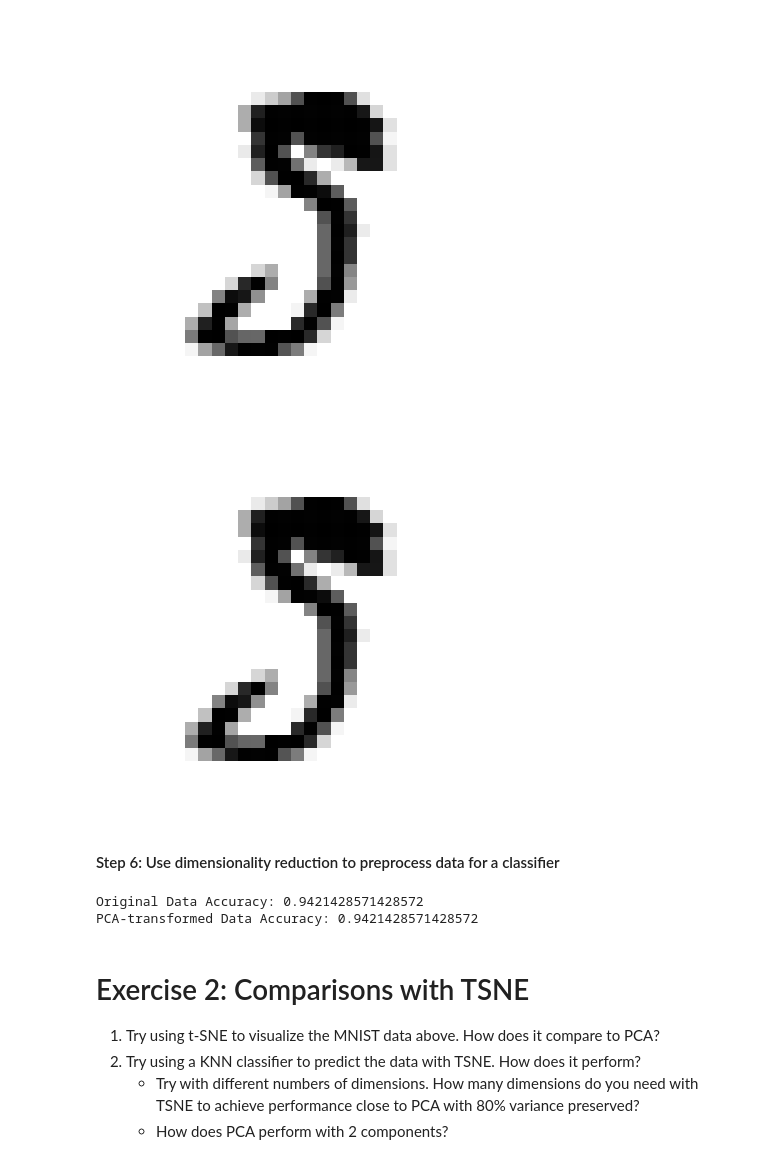
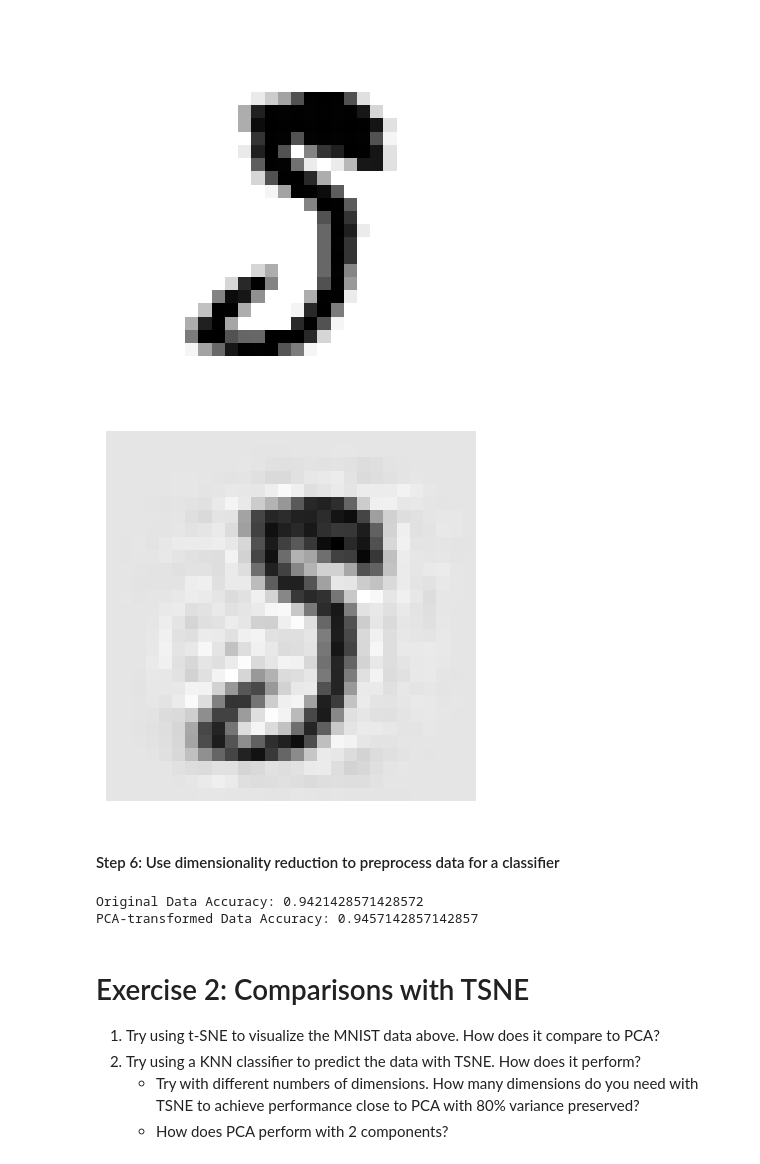
Before and after one commit to IST407/fixed2-student-lectures-nickmiceli7, a Jupyter notebook: 12-week12/lab-exercises (1).ipynb, the cells around one changed output. Drawn from its saved outputs; the diff is of its cells as text; code cells hidden in the pictures.

```diff
--- a/12-week12/lab-exercises (1).ipynb
+++ b/12-week12/lab-exercises (1).ipynb
@@ -96,13 +96,13 @@ plot_mnist_digit(X_mnist_train[0])
 [figure]
 # %%
 # Use PCA with n_components to transform the above digit.  How does it look?
-number_of_components = 750
+number_of_components = 148
 pca_test = PCA(n_components=number_of_components)
 xr = pca_test.fit_transform(X_mnist_train)
-x_regen  = pca_test.inverse_transform(xr[0].reshape(1, -1))
+x_regen  = pca_test.inverse_transform(xr[0])
 plot_mnist_digit(x_regen)
 # %% [output]
-[figure, old version]
+[figure, new version]
 # %% [markdown]
 #### Step 6: Use dimensionality reduction to preprocess data for a classifier
 # %%
@@ -115,8 +115,8 @@ print(f"Original Data Accuracy: {accuracy_score(y_mnist_test, y_pred)}")
 
 # TODO:  Replicate the above, but pre-process the data with PCA first
 # You have some work to do right here
-number_of_components = 750
-pca = PCA(n_components= number_of_components)
+number_of_components = 148
+pca = PCA(0.8)
 X_mnist_train_pca = pca.fit_transform(X_mnist_train)
 X_mnist_test_pca = pca.transform(X_mnist_test)
 
@@ -127,7 +127,7 @@ y_pred_pca = knn_pca.predict(X_mnist_test_pca)
 print(f"PCA-transformed Data Accuracy: {accuracy_score(y_mnist_test, y_pred_pca)}")
 # %% [output]
 Original Data Accuracy: 0.9421428571428572
-PCA-transformed Data Accuracy: 0.9421428571428572
+PCA-transformed Data Accuracy: 0.9457142857142857
 # %% [markdown]
 # Exercise 2:  Comparisons with TSNE
 
```
Also changed, not shown: parts of 4 cells of this notebook.
